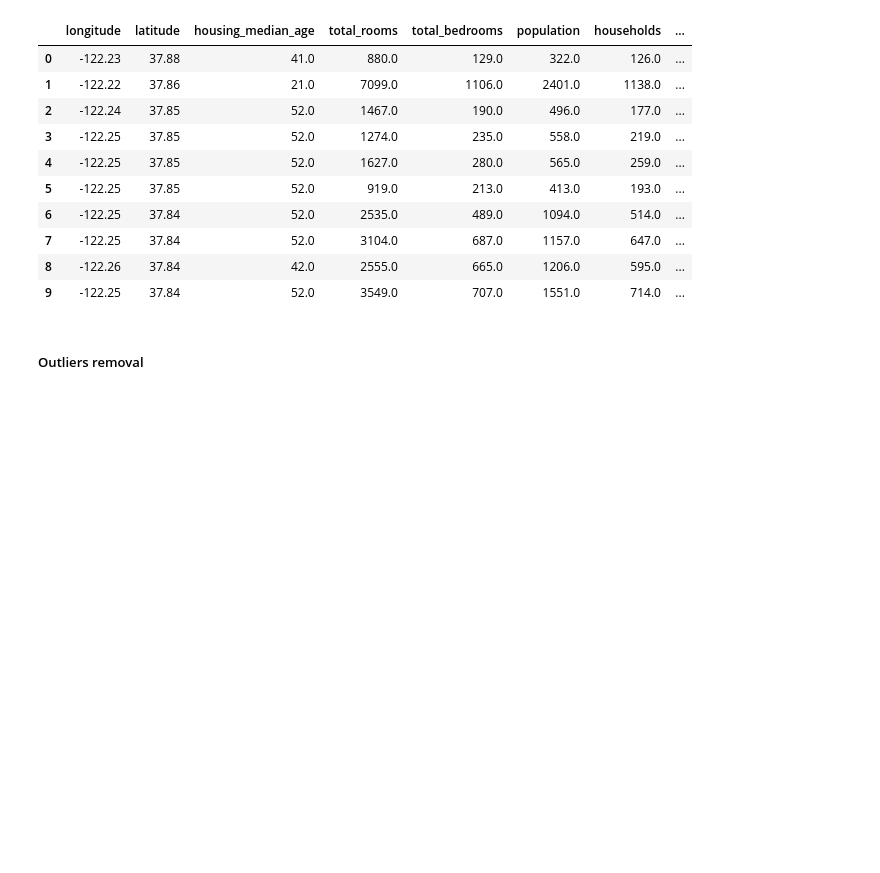
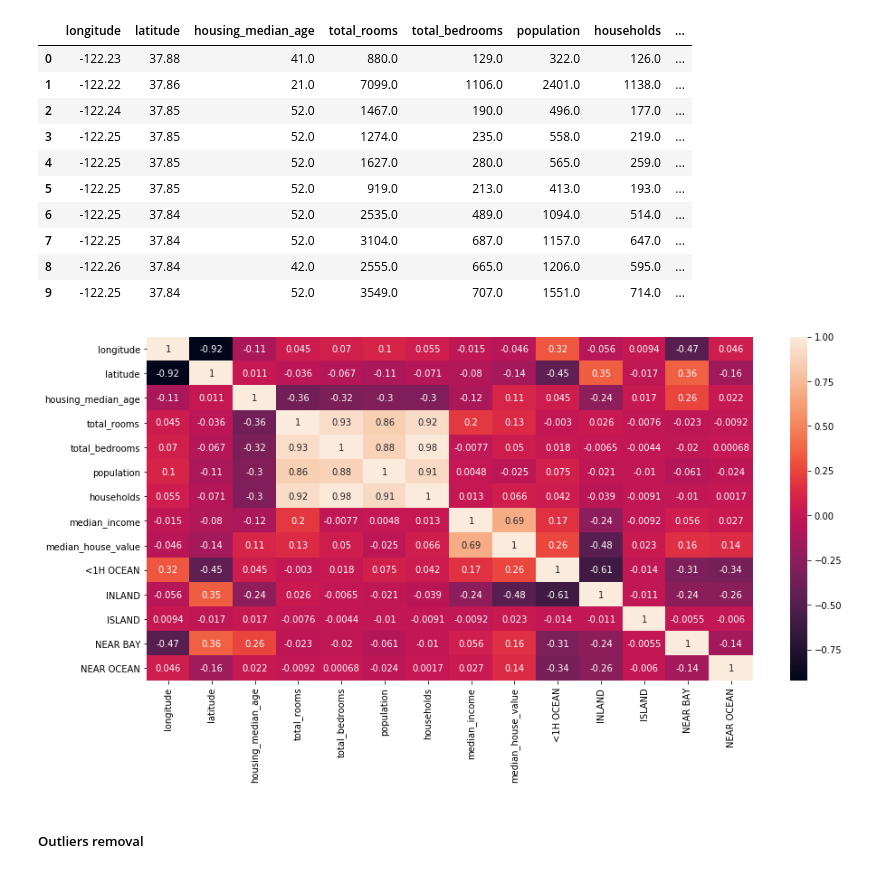
Before and after one commit to iamgiolaga/ridge-regression, a Jupyter notebook: 00_preprocessing.ipynb, the cells around one changed output. Drawn from its saved outputs; the diff is of its cells as text; code cells hidden in the pictures; blank space fills up the shorter version.

```diff
--- a/00_preprocessing.ipynb
+++ b/00_preprocessing.ipynb
@@ -387,6 +387,13 @@ dataset.head(10)
 | 7 | -122.25 | 37.84 | 52.0 | 3104.0 | 687.0 | 1157.0 | 647.0 | ... |
 | 8 | -122.26 | 37.84 | 42.0 | 2555.0 | 665.0 | 1206.0 | 595.0 | ... |
 | 9 | -122.25 | 37.84 | 52.0 | 3549.0 | 707.0 | 1551.0 | 714.0 | ... |
+# %%
+corrMatrix = dataset.corr()
+plt.figure(figsize=(15,7))
+seaborn.heatmap(corrMatrix, annot=True)
+plt.show()
+# %% [output]
+[figure, added]
 # %% [markdown]
 ##### Outliers removal
 # %% [markdown]
```
Also changed, not shown: 10 other files.
